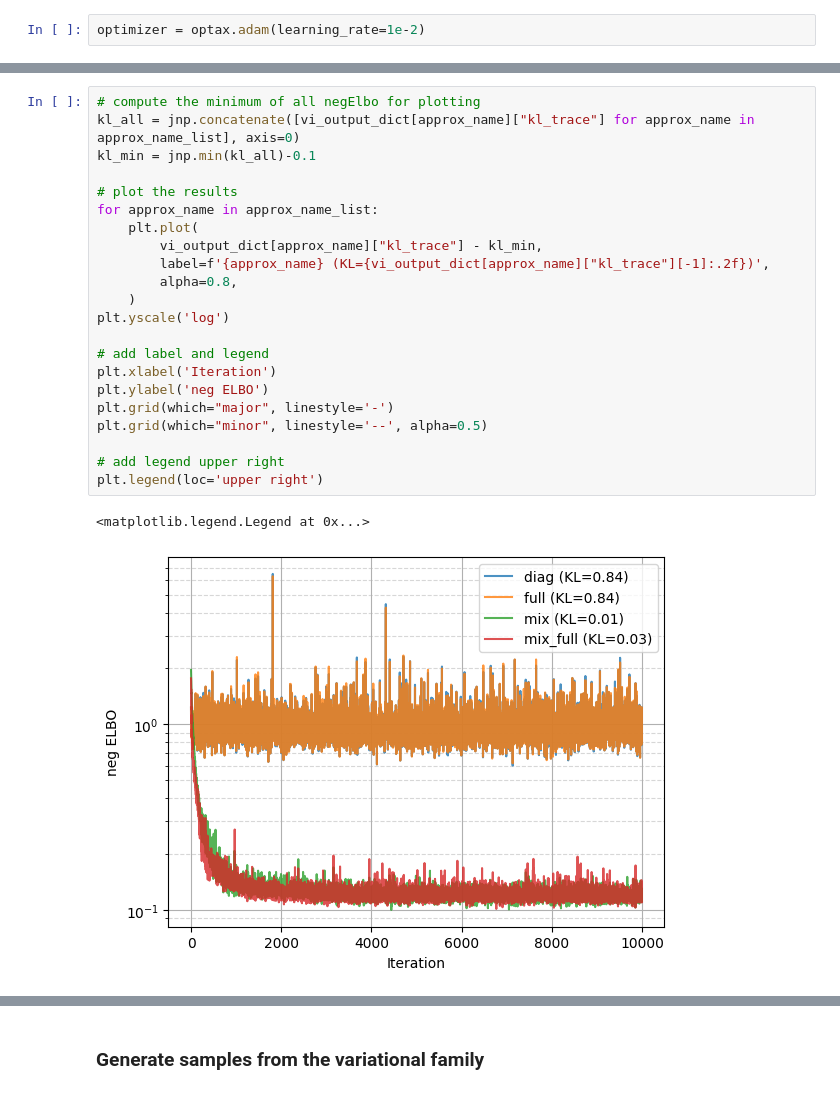
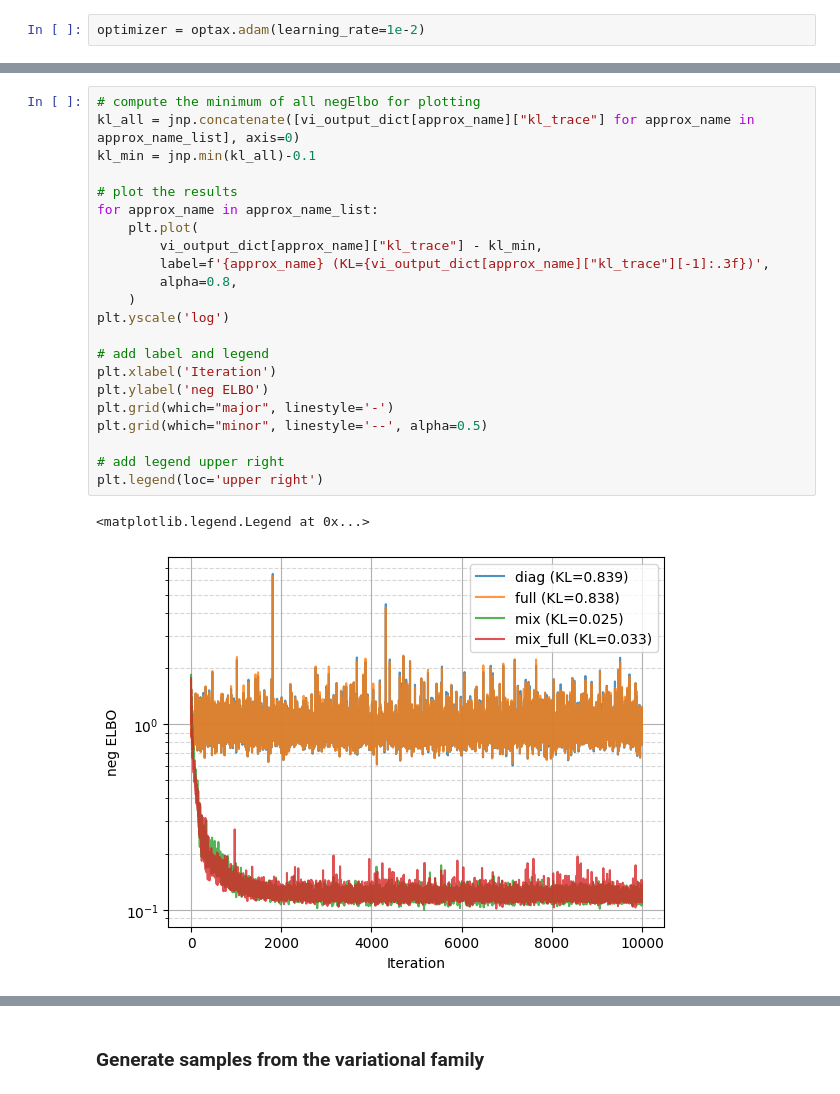
Before and after one commit to alexxthiery/mcjax, a Jupyter notebook: notebooks/variational/Funnel_vi.ipynb, the cells around one changed output, grey strips where cells are left out. Drawn from its saved outputs; the diff is of its cells as text.

```diff
--- a/notebooks/variational/Funnel_vi.ipynb
+++ b/notebooks/variational/Funnel_vi.ipynb
@@ -113,28 +119,28 @@ Running mix_full approximation
 # %%
 # compute the minimum of all negElbo for plotting
 kl_all = jnp.concatenate([vi_output_dict[approx_name]["kl_trace"] for approx_name in approx_name_list], axis=0)
 kl_min = jnp.min(kl_all)-0.1
 
 # plot the results
 for approx_name in approx_name_list:
     plt.plot(
         vi_output_dict[approx_name]["kl_trace"] - kl_min,
-        label=f'{approx_name} (KL={vi_output_dict[approx_name]["kl_trace"][-1]:.2f})',
+        label=f'{approx_name} (KL={vi_output_dict[approx_name]["kl_trace"][-1]:.3f})',
         alpha=0.8,
     )
 plt.yscale('log')
 
 # add label and legend
 plt.xlabel('Iteration')
 plt.ylabel('neg ELBO')
 plt.grid(which="major", linestyle='-')
 plt.grid(which="minor", linestyle='--', alpha=0.5)
 
 # add legend upper right
 plt.legend(loc='upper right')
 # %% [output]
 <matplotlib.legend.Legend at 0x...>
-[figure, old version]
+[figure, new version]
 # %%
 vi_output_dict["mix"]["params"]["components"][0]
 # %% [output]
```
Also changed, not shown: parts of 6 cells of this notebook, 6 other files.
